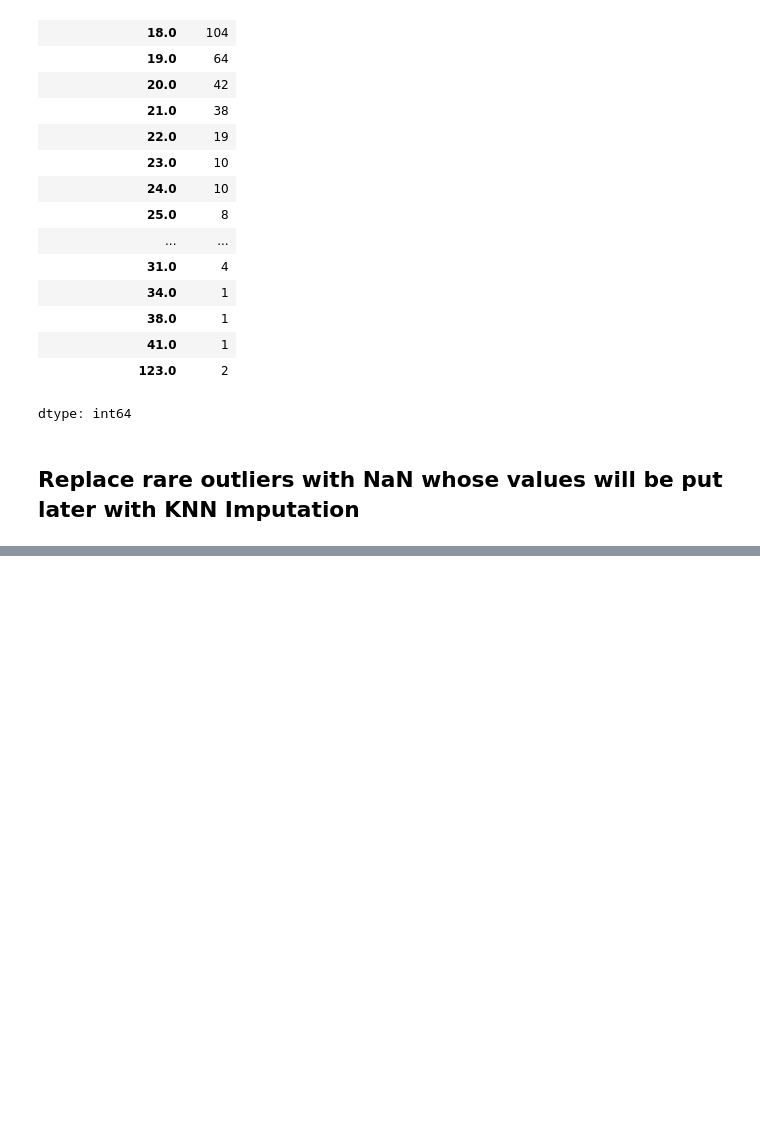
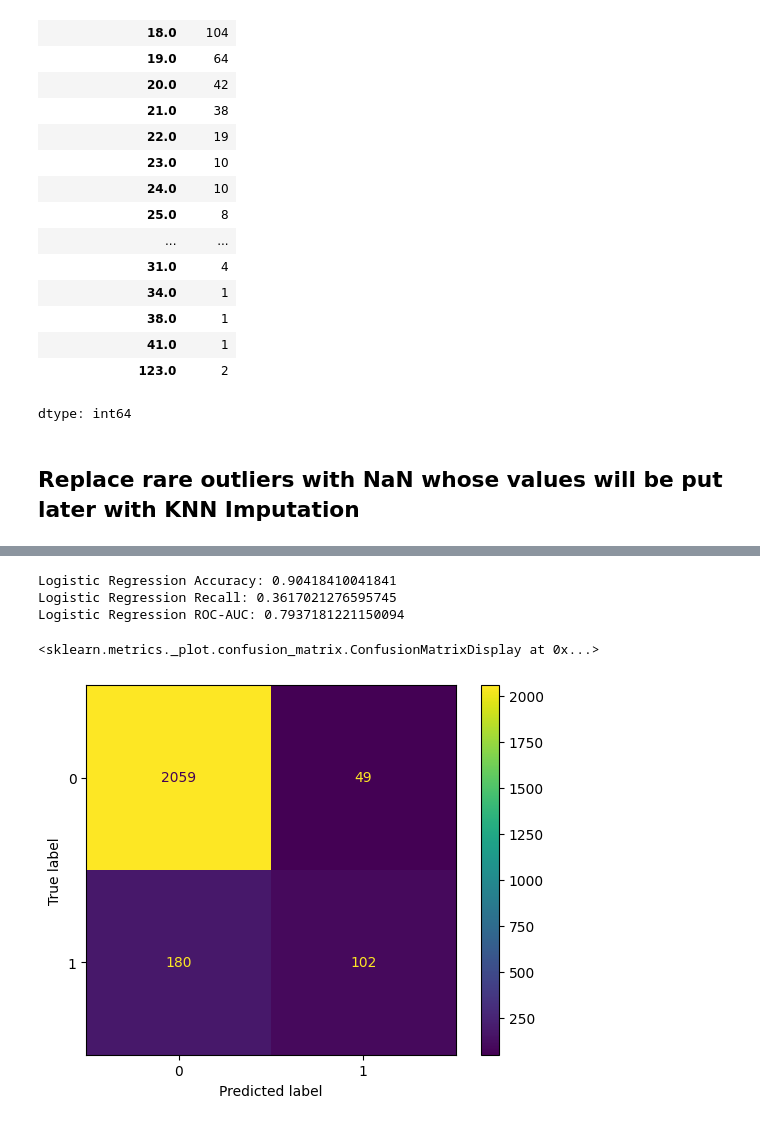
Before and after one commit to soumyadipnayak/summerschool2026, a Jupyter notebook: models/credit_risk_analysis.ipynb, the cells around one changed output, grey strips where cells are left out. Cells and saved outputs as stored; diff of their text form; code cells hidden in the pictures; blank space fills up the shorter version.

```diff
--- a/models/credit_risk_analysis.ipynb
+++ b/models/credit_risk_analysis.ipynb
@@ -221,0 +436,22 @@ x_val, x_test, y_val, y_test = train_test_split(
+# %%
+numeric_transformer_rf = Pipeline([
+    ("imputer", KNNImputer(n_neighbors=5))
+])
+
+categorical_transformer_rf = Pipeline([
+    ("encoder", OneHotEncoder(handle_unknown="ignore"))
+])
+
+preprocessor = ColumnTransformer([
+    ("num", numeric_transformer_rf, numeric_features),
+    ("cat", categorical_transformer_rf, categorical_features)
+])
+
+model_rf = Pipeline([
+    ("preprocessor", preprocessor),
+    ("classifier", RandomForestClassifier(
+        random_state=42
+    ))
+])
+# %%
+model_rf.fit(X_stable_train, y_stable_train)
@@ -221,0 +473,19 @@ x_val, x_test, y_val, y_test = train_test_split(
+# %%
+y_stable_pred_rf = model_rf.predict(X_stable_test)
+y_stable_proba_rf = model_rf.predict_proba(X_stable_test)[:, 1]
+print("Logistic Regression Accuracy:",
+      accuracy_score(y_stable_test, y_stable_pred_rf))
+print("Logistic Regression Recall:", recall_score(y_stable_test, y_stable_pred_rf))
+print("Logistic Regression ROC-AUC:",
+      roc_auc_score(y_stable_test, y_stable_proba_rf))
+# %% [output]
+Logistic Regression Accuracy: 0.90418410041841
+Logistic Regression Recall: 0.3617021276595745
+Logistic Regression ROC-AUC: 0.7937181221150094
+# %%
+cm = confusion_matrix(y_stable_test, y_stable_pred_rf)
+
+ConfusionMatrixDisplay(cm).plot()
+# %% [output]
+<sklearn.metrics._plot.confusion_matrix.ConfusionMatrixDisplay at 0x...>
+[figure, added]
```
Also changed, not shown: parts of 66 cells of this notebook.
